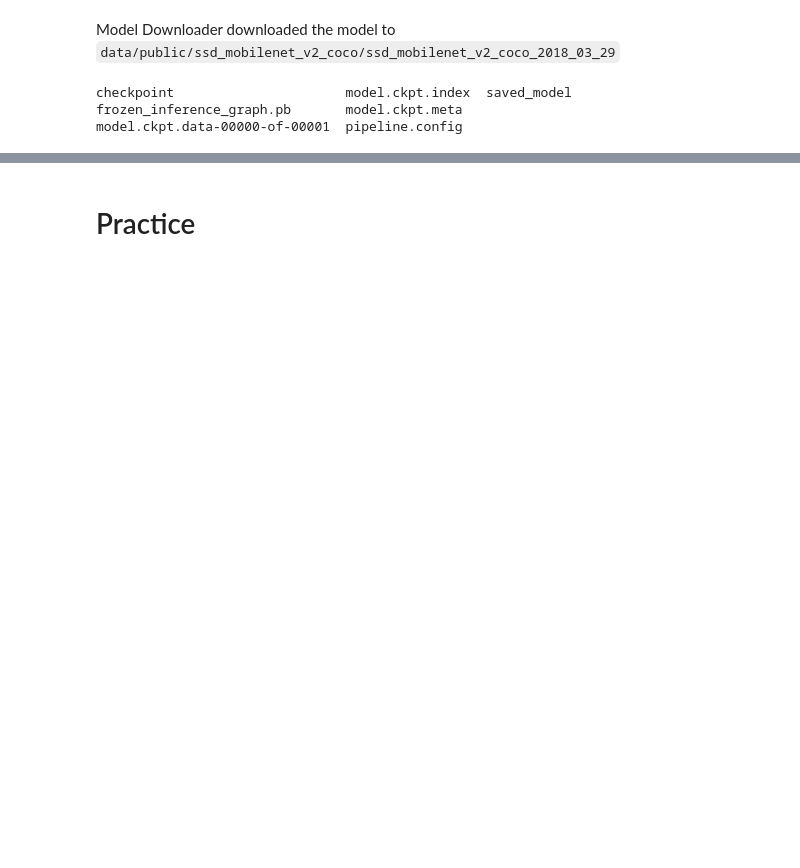
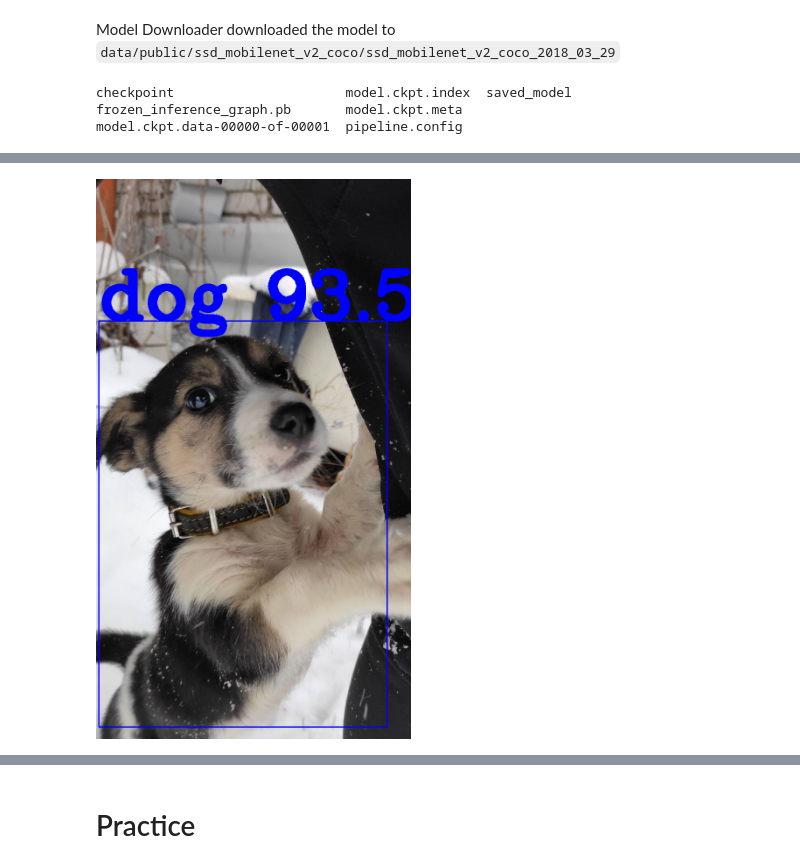
Before and after one commit to artyomtugaryov/openvino_workshop, a Jupyter notebook: OpenVINO_Workshop.ipynb, the cells around one changed output, grey strips where cells are left out. Saved outputs shown, nothing was run; the diff lists cells and outputs as text; code cells hidden in the pictures; blank space fills up the shorter version.

```diff
--- a/OpenVINO_Workshop.ipynb
+++ b/OpenVINO_Workshop.ipynb
@@ -280,3 +639,35 @@ def show_performance(performance_data: dict):
+# %%
+def parse_od_output(data: dict):
+    """
+    Procesed inference results of the Tensorflow model
+    and leads to the OpenVINO Inference Engine form
+    """
+    predictions = []
+    num_batches = len(data['detection_boxes'])
+    target_layers = ['num_detections', 'detection_classes',
+                     'detection_scores', 'detection_boxes']
+
+    for b in range(num_batches):
+        predictions.append([])
+        num_detections = int(data['num_detections'][b])
+        detection_classes = data['detection_classes'][b]
+        detection_scores = data['detection_scores'][b]
+        detection_boxes = data['detection_boxes'][b]
+        for i in range(num_detections):
+            obj = [
+                b, detection_classes[i], detection_scores[i],
+                detection_boxes[i][1], detection_boxes[i][0],
+                detection_boxes[i][3], detection_boxes[i][2]
+            ]
+            predictions[b].append(obj)
+    predictions = np.asarray(predictions)
+    new_shape = (1, 1, predictions.shape[0] * predictions.shape[1], predictions.shape[2])
+    predictions = np.reshape(predictions, newshape=new_shape)
+    parsed_data = {'tf_detections': predictions}
+    for layer, blob in data.items():
+        if layer not in target_layers:
+            parsed_data.update({layer: blob})
+    return parsed_data
 # %%
 def draw_image(original_image: str,
                res: tuple,
@@ -284,15 +675,13 @@ def draw_image(original_image: str,
                prob_threshold: float=0.8,
                color: tuple=(0, 255, 0)):
     """
-    Takes a path to the image and bounding boxes. Draws those boxes on the new image and saves it
+    Takes a path to the image and bounding boxes.
+    Draws those boxes on the new image and saves it
     """
     raw_image = cv2.imread(original_image)
     initial_w = raw_image.shape[1]
     initial_h = raw_image.shape[0]
-    labels_map = {
-        18: 'dog',
-        21: 'cat'
-    }
+    labels_map = { 18: 'dog' }
     for obj in res[0][0]:
         # Draw only objects when probability more than specified threshold
         if obj[2] > prob_threshold:
@@ -310,3 +699,9 @@ def draw_image(original_image: str,
                         (xmin, ymin - 7),
                         cv2.FONT_HERSHEY_COMPLEX, 5, color, cv2.LINE_AA)
     cv2.imwrite(path_to_image, raw_image)
+# %%
+tensorflow_detections = parse_od_output(tensorflow_predictions)['tf_detections']
+draw_image(IMAGE, tensorflow_detections, TF_RESULT_IMAGE, color=(255, 0, 0))
+Image(filename=TF_RESULT_IMAGE)
+# %% [output]
+[figure, added]
```
Also changed, not shown: parts of 63 cells of this notebook, 14 other files.
